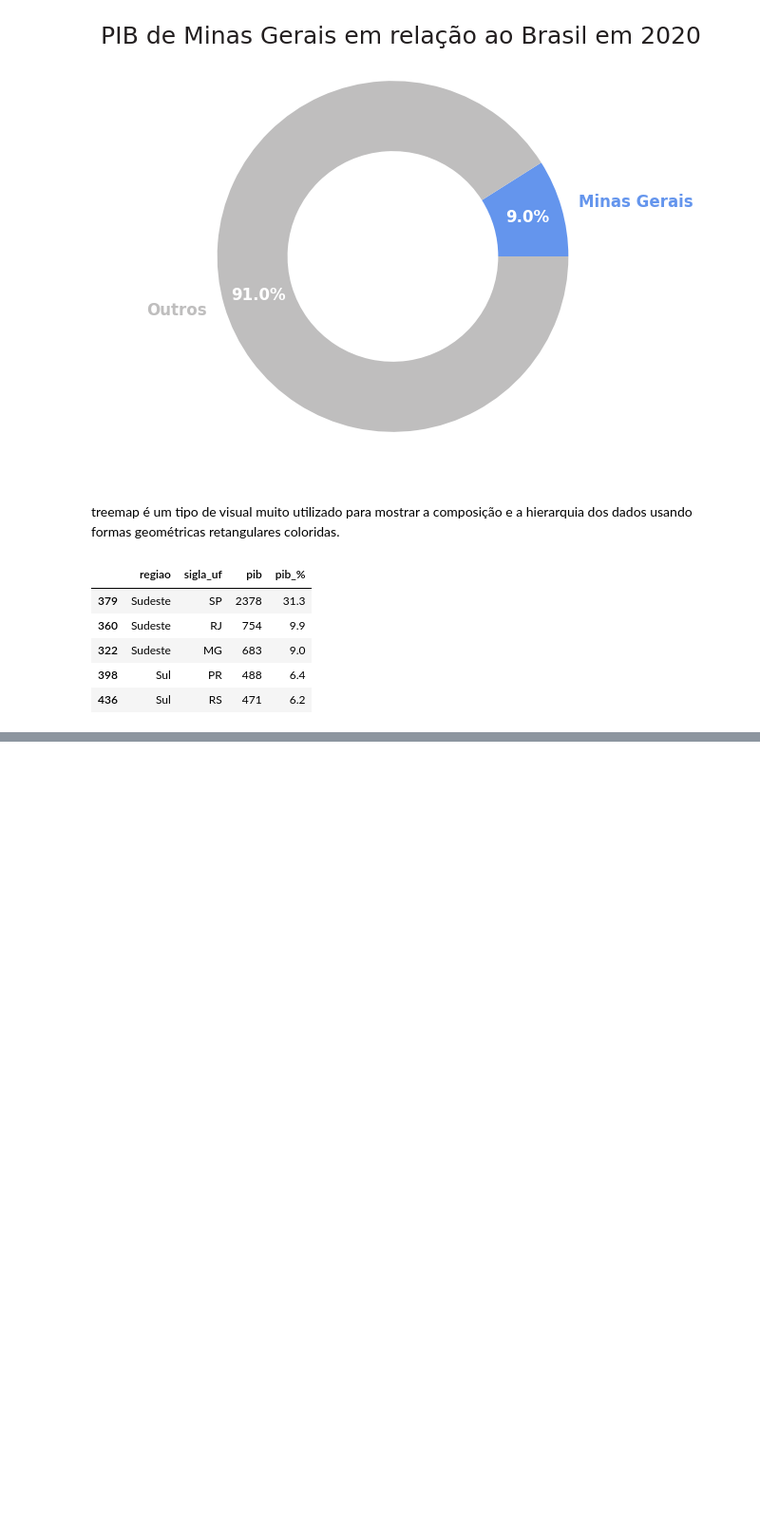
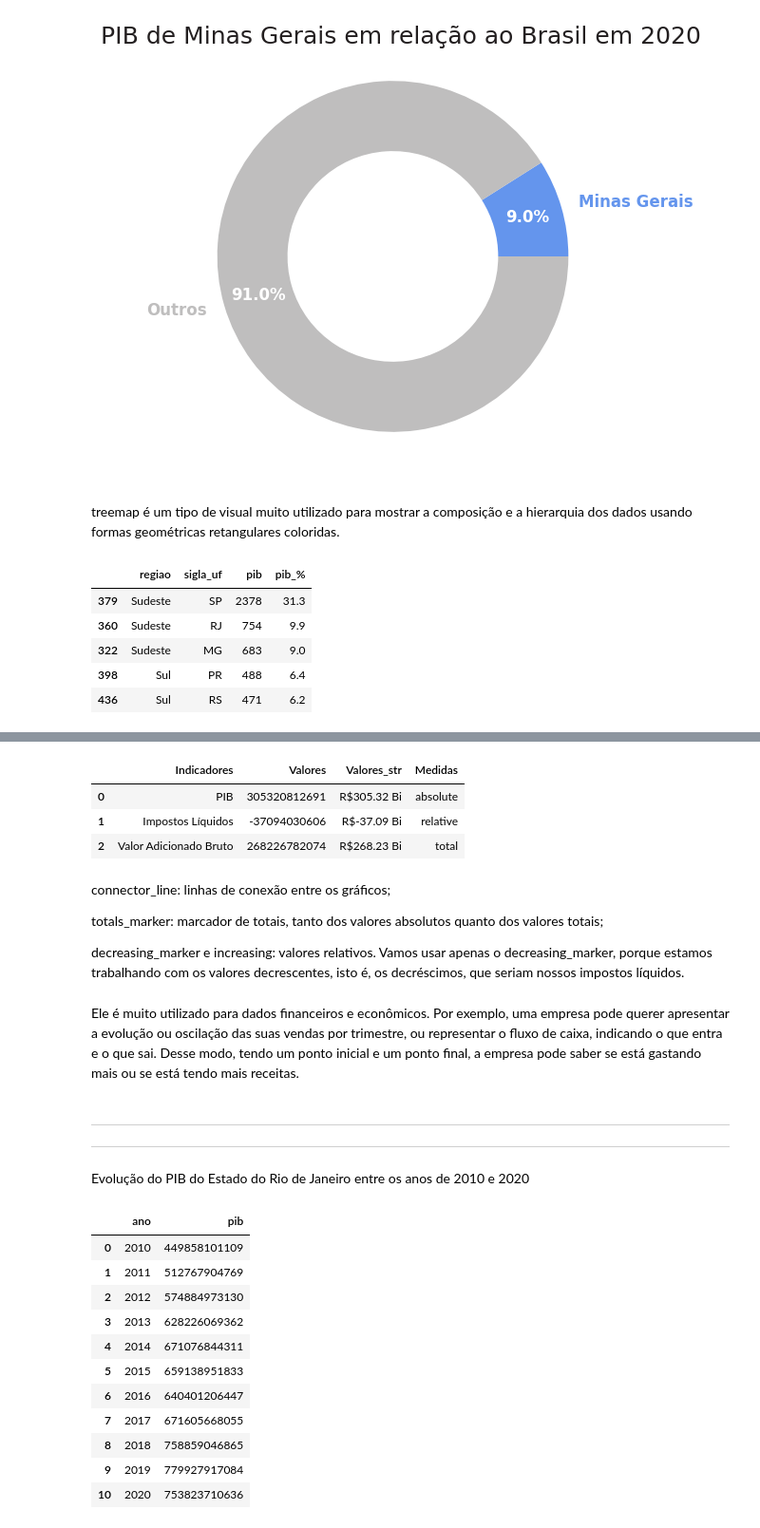
Before and after one commit to Cr0l3y/Pib_analise_2002-20, a Jupyter notebook: Proporcoes.ipynb, the cells around one changed output, grey strips where cells are left out. Shown at 95% size. Cells and saved outputs as stored; diff of their text form; code cells hidden in the pictures; blank space fills up the shorter version.

```diff
--- a/Proporcoes.ipynb
+++ b/Proporcoes.ipynb
@@ -243,0 +267,16 @@ fig.show()
+# %%
+bahia.loc[bahia["Indicadores"] == "Impostos Líquidos", "Valores"]=bahia["Valores"] *-1 #Decrecimo
+bahia["Valores_str"] = (bahia["Valores"]/1e9).map("R${:,.2f} Bi".format) #Valores no formato de string dividido por 1B  {:,.2f} separador do milhar é virgula, decimal é ponto e 2 casas decimais
+bahia["Medidas"] = ["absolute", "relative", "total"] #Receber 3 dados total= bruto relativo= acrecimo e decrecimo e absoluto= valor inicial
+bahia
+# %% [output]
+|  | Indicadores | Valores | Valores_str | Medidas |
+| 0 | PIB | 305320812691 | R$305.32 Bi | absolute |
+| 1 | Impostos Líquidos | -37094030606 | R$-37.09 Bi | relative |
+| 2 | Valor Adicionado Bruto | 268226782074 | R$268.23 Bi | total |
+# %% [markdown]
+connector_line: linhas de conexão entre os gráficos;
+
+totals_marker: marcador de totais, tanto dos valores absolutos quanto dos valores totais;
+
+decreasing_marker e increasing: valores relativos. Vamos usar apenas o decreasing_marker, porque estamos trabalhando com os valores decrescentes, isto é, os decréscimos, que seriam nossos impostos líquidos.
@@ -243,0 +310,25 @@ fig.show()
+# %% [markdown]
+Ele é muito utilizado para dados financeiros e econômicos. Por exemplo, uma empresa pode querer apresentar a evolução ou oscilação das suas vendas por trimestre, ou representar o fluxo de caixa, indicando o que entra e o que sai. Desse modo, tendo um ponto inicial e um ponto final, a empresa pode saber se está gastando mais ou se está tendo mais receitas.
+# %% [markdown]
+---
+---
+Evolução do PIB do Estado do Rio de Janeiro entre os anos de 2010 e 2020
+# %%
+# Selecionando os dados do RJ
+anos= [x for x in range(2010,2021)] #Lembrando que é 2021 pq é sempre 1 a menos
+rio = df_pib.query("sigla_uf == 'RJ' and ano == @anos")[["ano", "pib"]]
+rio = rio.reset_index(drop=True)
+rio
+# %% [output]
+|  | ano | pib |
+| 0 | 2010 | 449858101109 |
+| 1 | 2011 | 512767904769 |
+| 2 | 2012 | 574884973130 |
+| 3 | 2013 | 628226069362 |
+| 4 | 2014 | 671076844311 |
+| 5 | 2015 | 659138951833 |
+| 6 | 2016 | 640401206447 |
+| 7 | 2017 | 671605668055 |
+| 8 | 2018 | 758859046865 |
+| 9 | 2019 | 779927917084 |
+| 10 | 2020 | 753823710636 |
```
Also changed, not shown: parts of 13 cells of this notebook.
